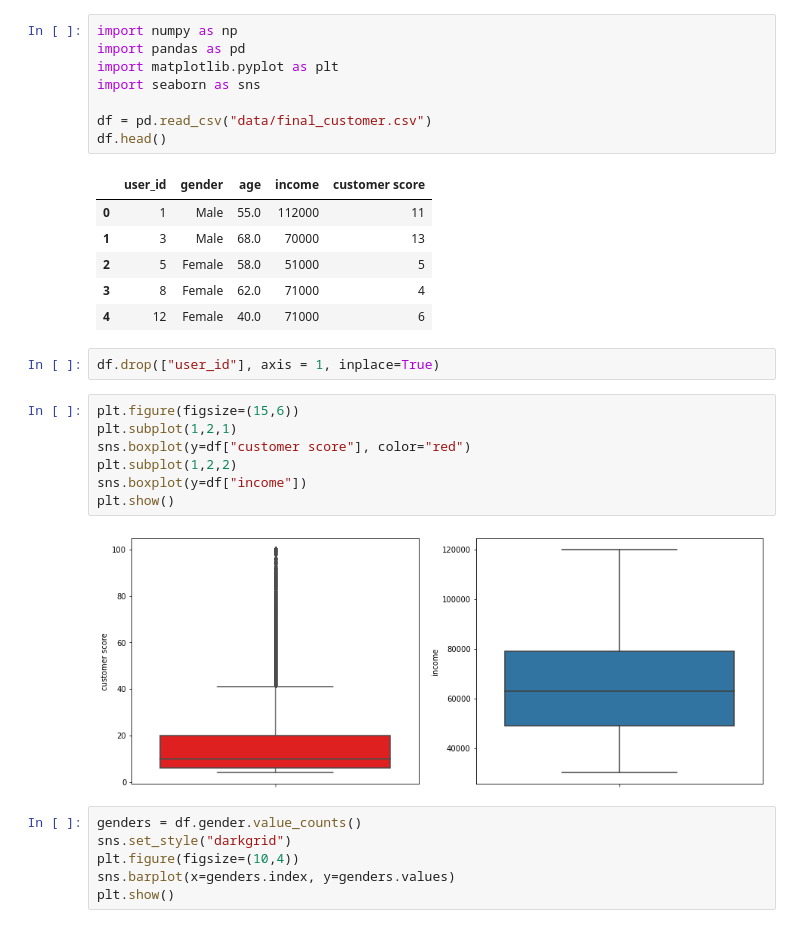
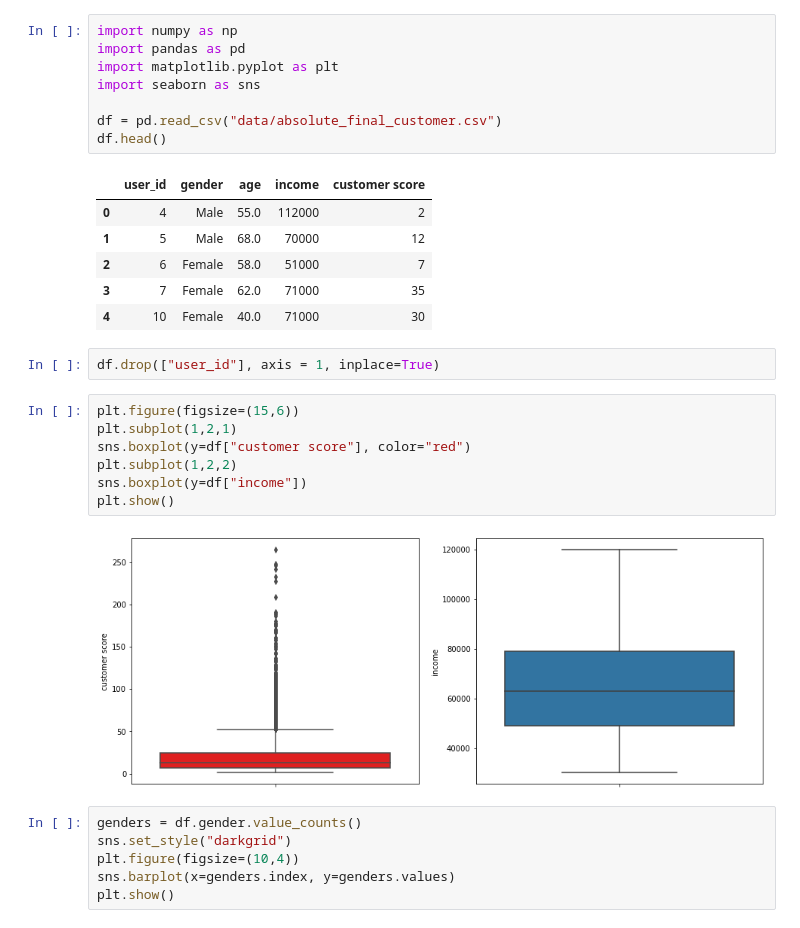
Before and after one commit to Solrys/Instacart-Analysis-by-Pandavas, a Jupyter notebook: Plotting more customer stats.ipynb, the cells around one changed output. Drawn from its saved outputs; the diff is of its cells as text.

```diff
--- a/Plotting more customer stats.ipynb
+++ b/Plotting more customer stats.ipynb
@@ -1,18 +1,18 @@
 # %%
 import numpy as np
 import pandas as pd
 import matplotlib.pyplot as plt
 import seaborn as sns
 
-df = pd.read_csv("data/final_customer.csv")
+df = pd.read_csv("data/absolute_final_customer.csv")
 df.head()
 # %% [output]
 |  | user_id | gender | age | income | customer score |
-| 0 | 1 | Male | 55.0 | 112000 | 11 |
-| 1 | 3 | Male | 68.0 | 70000 | 13 |
-| 2 | 5 | Female | 58.0 | 51000 | 5 |
-| 3 | 8 | Female | 62.0 | 71000 | 4 |
-| 4 | 12 | Female | 40.0 | 71000 | 6 |
+| 0 | 4 | Male | 55.0 | 112000 | 2 |
+| 1 | 5 | Male | 68.0 | 70000 | 12 |
+| 2 | 6 | Female | 58.0 | 51000 | 7 |
+| 3 | 7 | Female | 62.0 | 71000 | 35 |
+| 4 | 10 | Female | 40.0 | 71000 | 30 |
 # %%
 df.drop(["user_id"], axis = 1, inplace=True)
 # %%
@@ -23,7 +23,7 @@ plt.subplot(1,2,2)
 sns.boxplot(y=df["income"])
 plt.show()
 # %% [output]
-[figure, old version]
+[figure, new version]
 # %%
 genders = df.gender.value_counts()
 sns.set_style("darkgrid")
```
Also changed, not shown: parts of 2 cells of this notebook, 14 other files.
